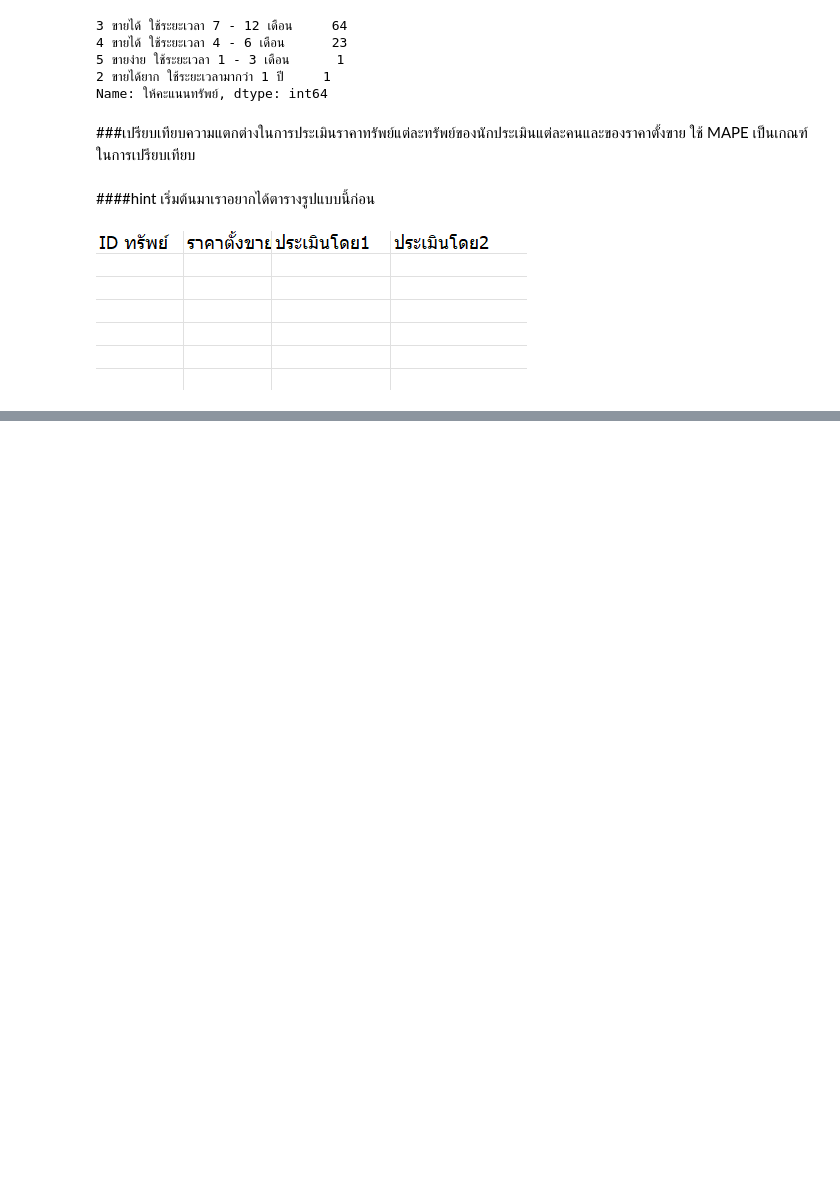
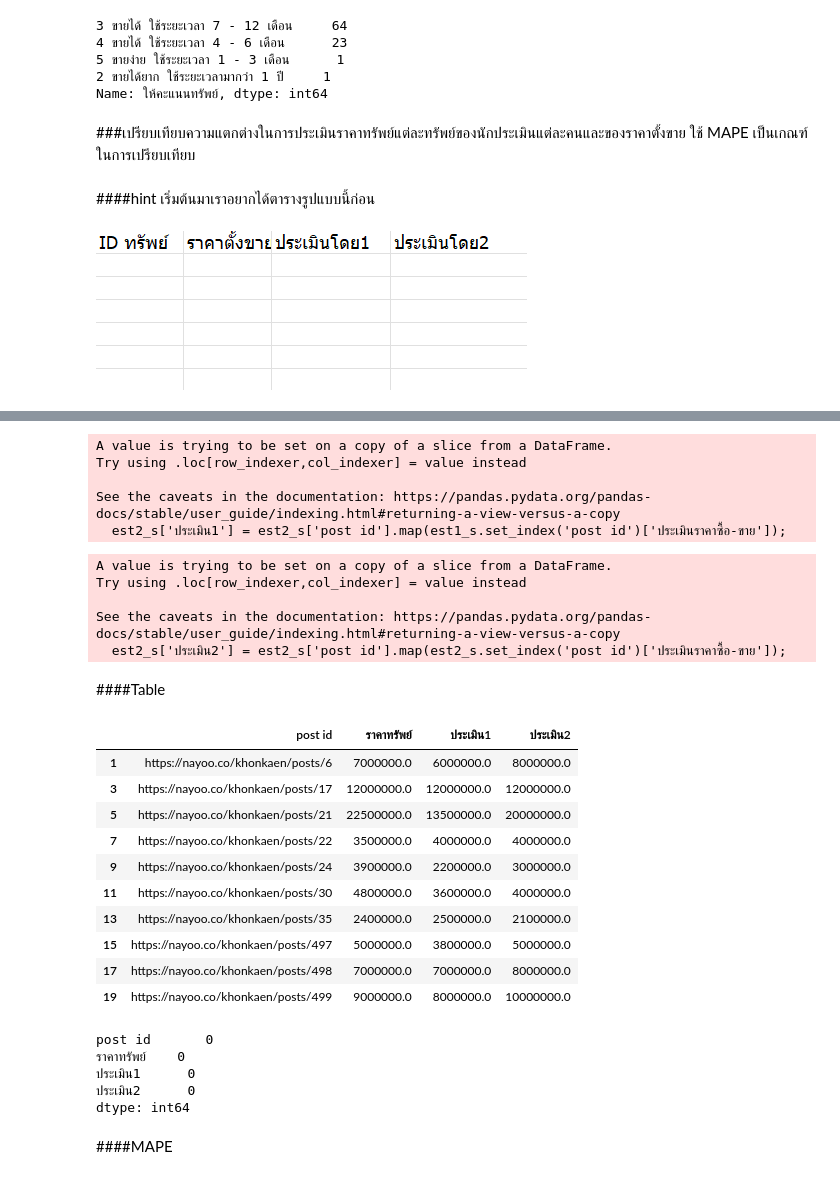
Before and after one commit to kumoromilee/bsc_dpdm22, a Jupyter notebook: [dataprep]_property_estimator.ipynb, the cells around one changed output, grey strips where cells are left out. Drawn from its saved outputs; the diff is of its cells as text; code cells hidden in the pictures; blank space fills up the shorter version.

```diff
--- a/[dataprep]_property_estimator.ipynb
+++ b/[dataprep]_property_estimator.ipynb
@@ -135,0 +415,47 @@ Name: ให้คะแนนทรัพย์, dtype: int64
+# %%
+est1_s = shoph[shoph['ID ผู้ประเมิน']==1]
+# %%
+est2_s = shoph[shoph['ID ผู้ประเมิน']==2]
+# %%
+est2_s['ประเมิน1'] = est2_s['post id'].map(est1_s.set_index('post id')['ประเมินราคาซื้อ-ขาย']);
+# %% [output]
+A value is trying to be set on a copy of a slice from a DataFrame.
+Try using .loc[row_indexer,col_indexer] = value instead
+
+See the caveats in the documentation: https://pandas.pydata.org/pandas-docs/stable/user_guide/indexing.html#returning-a-view-versus-a-copy
+  est2_s['ประเมิน1'] = est2_s['post id'].map(est1_s.set_index('post id')['ประเมินราคาซื้อ-ขาย']);
+# %%
+est2_s['ประเมิน2'] = est2_s['post id'].map(est2_s.set_index('post id')['ประเมินราคาซื้อ-ขาย']);
+# %% [output]
+A value is trying to be set on a copy of a slice from a DataFrame.
+Try using .loc[row_indexer,col_indexer] = value instead
+
+See the caveats in the documentation: https://pandas.pydata.org/pandas-docs/stable/user_guide/indexing.html#returning-a-view-versus-a-copy
+  est2_s['ประเมิน2'] = est2_s['post id'].map(est2_s.set_index('post id')['ประเมินราคาซื้อ-ขาย']);
+# %% [markdown]
+####Table
+# %%
+assess_s = est2_s[['post id','ราคาทรัพย์','ประเมิน1','ประเมิน2']]
+assess_s
+# %% [output]
+|  | post id | ราคาทรัพย์ | ประเมิน1 | ประเมิน2 |
+| 1 | https://nayoo.co/khonkaen/posts/6 | 7000000.0 | 6000000.0 | 8000000.0 |
+| 3 | https://nayoo.co/khonkaen/posts/17 | 12000000.0 | 12000000.0 | 12000000.0 |
+| 5 | https://nayoo.co/khonkaen/posts/21 | 22500000.0 | 13500000.0 | 20000000.0 |
+| 7 | https://nayoo.co/khonkaen/posts/22 | 3500000.0 | 4000000.0 | 4000000.0 |
+| 9 | https://nayoo.co/khonkaen/posts/24 | 3900000.0 | 2200000.0 | 3000000.0 |
+| 11 | https://nayoo.co/khonkaen/posts/30 | 4800000.0 | 3600000.0 | 4000000.0 |
+| 13 | https://nayoo.co/khonkaen/posts/35 | 2400000.0 | 2500000.0 | 2100000.0 |
+| 15 | https://nayoo.co/khonkaen/posts/497 | 5000000.0 | 3800000.0 | 5000000.0 |
+| 17 | https://nayoo.co/khonkaen/posts/498 | 7000000.0 | 7000000.0 | 8000000.0 |
+| 19 | https://nayoo.co/khonkaen/posts/499 | 9000000.0 | 8000000.0 | 10000000.0 |
+# %%
+assess_s.isnull().sum()
+# %% [output]
+post id       0
+ราคาทรัพย์    0
+ประเมิน1      0
+ประเมิน2      0
+dtype: int64
+# %% [markdown]
+####MAPE
```
Also changed, not shown: parts of 51 cells of this notebook.
